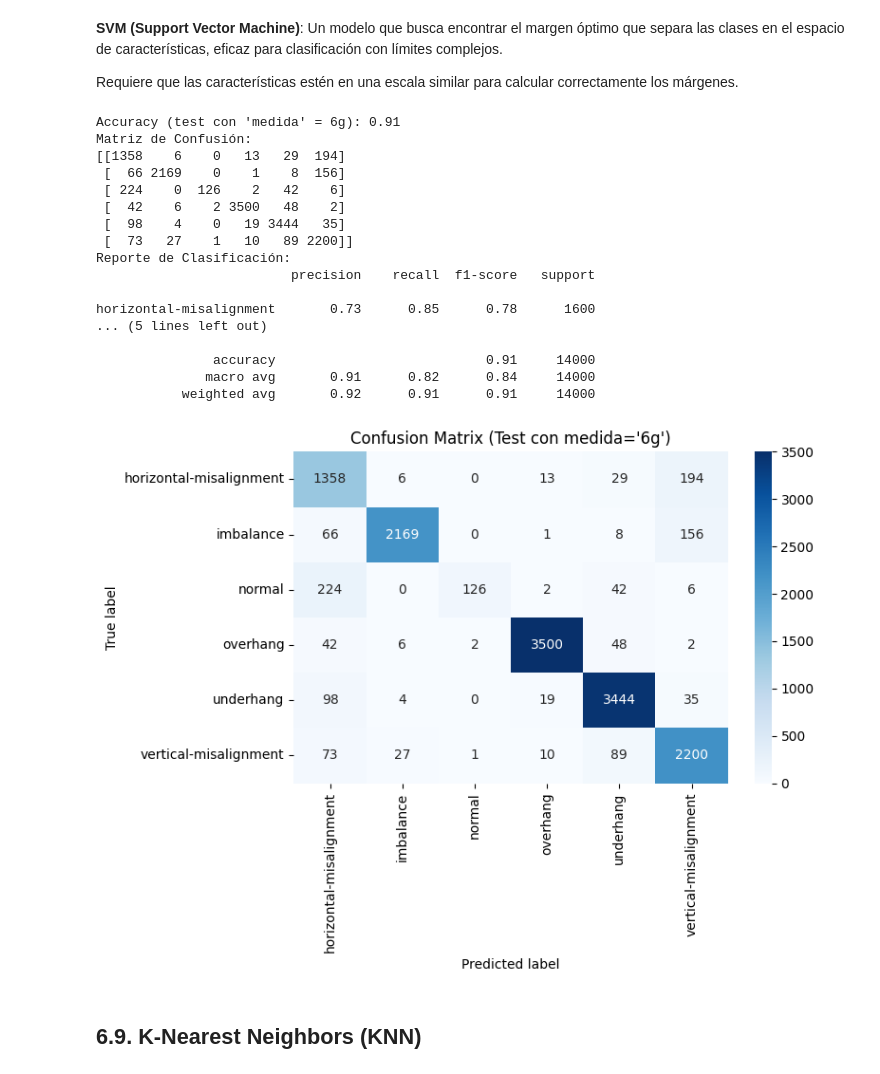
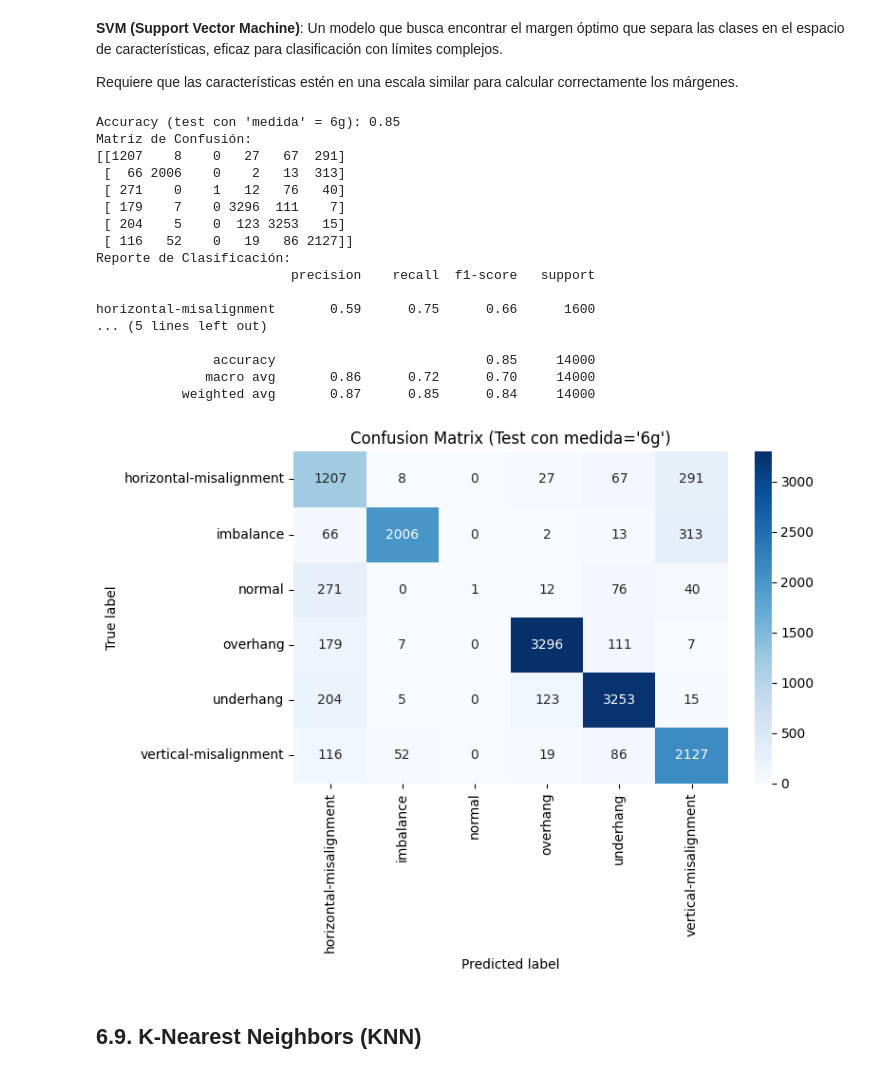
Before and after one commit to adriani94bil/Mantenimiento_Predictivo_PBL_grupo02, a Jupyter notebook: src/6_barrido_modelos.ipynb, the cells around one changed output. Saved outputs shown, nothing was run; the diff lists cells and outputs as text; code cells hidden in the pictures.

```diff
--- a/src/6_barrido_modelos.ipynb
+++ b/src/6_barrido_modelos.ipynb
@@ -618,7 +618,7 @@ import seaborn as sns
 import matplotlib.pyplot as plt
 
 # Cargar el dataset
-df = pd.read_csv("ultimate.csv")
+df = pd.read_csv("df_reduced.csv")
 
 # Selección de carpetas para entrenamiento y prueba
 df_train = df[(df["medida"] != "6g")]  # Para entrenar
@@ -657,45 +657,45 @@ print(f"Accuracy (test con 'medida' = 6g): {acc:.2f}")
 print("Matriz de Confusión:")
 print(cm)
 print("Reporte de Clasificación:")
 print(report)
 
 # Obtener todas las clases conocidas por el modelo
 labels = sorted(model.classes_)  # Asegura incluir todas las clases del modelo
 
 # Graficar la matriz de confusión
 plt.figure(figsize=(8, 6))
 sns.heatmap(
     cm,
     annot=True,
     fmt='d',
     cmap='Blues',
     xticklabels=labels,
     yticklabels=labels
 )
 plt.xlabel("Predicted label")
 plt.ylabel("True label")
 plt.title("Confusion Matrix (Test con medida='6g')")
 plt.tight_layout()
 plt.show()
 # %% [output]
-Accuracy (test con 'medida' = 6g): 0.91
+Accuracy (test con 'medida' = 6g): 0.85
 Matriz de Confusión:
-[[1358    6    0   13   29  194]
- [  66 2169    0    1    8  156]
- [ 224    0  126    2   42    6]
- [  42    6    2 3500   48    2]
- [  98    4    0   19 3444   35]
- [  73   27    1   10   89 2200]]
+[[1207    8    0   27   67  291]
+ [  66 2006    0    2   13  313]
+ [ 271    0    1   12   76   40]
+ [ 179    7    0 3296  111    7]
+ [ 204    5    0  123 3253   15]
+ [ 116   52    0   19   86 2127]]
 Reporte de Clasificación:
                          precision    recall  f1-score   support
 
-horizontal-misalignment       0.73      0.85      0.78      1600
+horizontal-misalignment       0.59      0.75      0.66      1600
 ... (5 lines left out)
 
-               accuracy                           0.91     14000
-              macro avg       0.91      0.82      0.84     14000
-           weighted avg       0.92      0.91      0.91     14000
+               accuracy                           0.85     14000
+              macro avg       0.86      0.72      0.70     14000
+           weighted avg       0.87      0.85      0.84     14000
-[figure, old version]
+[figure, new version]
 # %% [markdown]
 ## 6.9. K-Nearest Neighbors (KNN)
 # %% [markdown]
```
Also changed, not shown: parts of 8 cells of this notebook, 3 other files.
